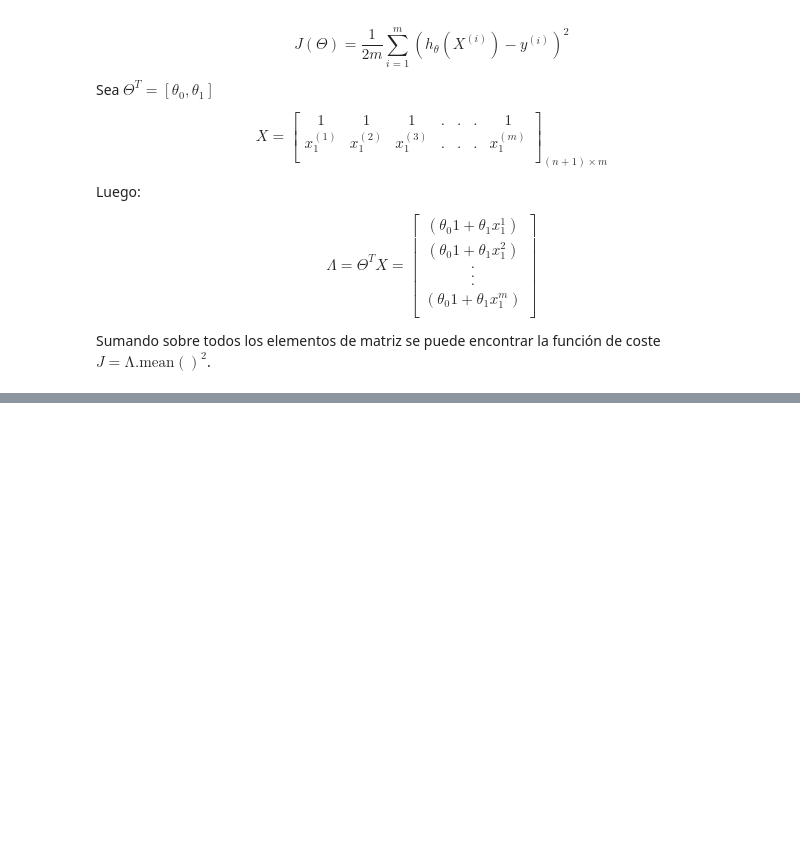
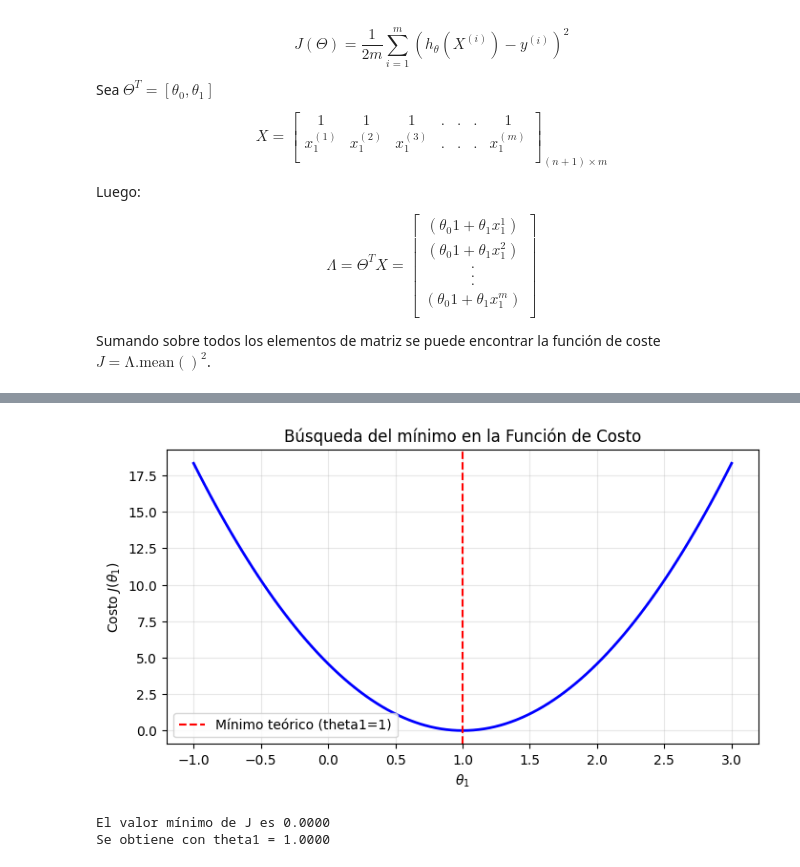
Before and after one commit to CienciaDatosUdea/002_EstudiantesAprendizajeEstadistico, a Jupyter notebook: semestre2025-2/Estudiantes/Sarmiento_8348/Labs/Laboratorio_02_reg_lin_grad_descV1.ipynb, the cells around one changed output, grey strips where cells are left out. Saved outputs shown, nothing was run; the diff lists cells and outputs as text; code cells hidden in the pictures; blank space fills up the shorter version.

```diff
--- a/semestre2025-2/Estudiantes/Sarmiento_8348/Labs/Laboratorio_02_reg_lin_grad_descV1.ipynb
+++ b/semestre2025-2/Estudiantes/Sarmiento_8348/Labs/Laboratorio_02_reg_lin_grad_descV1.ipynb
@@ -268,0 +196,8 @@ Sumando sobre todos los elementos de matriz se puede encontrar la función de co
+# %%
+# 1. Cargar los datos
+data = {
+    'Y': [0, 1, 2, 3, 4, 5],
+    'X_1': [0, 1, 2, 3, 4, 5]
+}
+df = pd.DataFrame(data)
+df
@@ -268,0 +212,44 @@ Sumando sobre todos los elementos de matriz se puede encontrar la función de co
+# %%
+# 2. Función de coste (MSE)
+def cost_function(X, y, theta):
+    m = len(y)
+    # h(x) = X * theta (asumiendo X ya incluye columna de unos si hay theta0)
+    predictions = X.dot(theta)
+    cost = (1 / (2 * m)) * np.sum(np.square(predictions - y))
+    return cost
+# %%
+# 3. Representación de la función de coste para theta0 = 0
+X = df[['X_1']].values
+y = df['Y'].values
+
+theta1_vals = np.linspace(-1, 3, 101)
+costs = [
+    cost_function(X, y, np.array([t1]))
+    for t1 in theta1_vals
+]
+
+# Gráfico
+plt.figure(figsize=(8, 4))
+plt.plot(theta1_vals, costs, color='blue', linewidth=2)
+plt.axvline(x=1, color='red', linestyle='--', label='Mínimo teórico (theta1=1)')
+plt.xlabel(r'$\theta_1$')
+plt.ylabel(r'Costo $J(\theta_1)$')
+plt.title('Búsqueda del mínimo en la Función de Costo')
+plt.legend()
+plt.grid(True, alpha=0.3)
+plt.show()
+# El mínimo está en theta1 = 1 (error 0 ya que Y = X_1)
+# %% [output]
+[figure, added]
+# %%
+# Determinar valor minimo de coste
+
+indice_minimo = np.argmin(costs)
+theta1_optimo = theta1_vals[indice_minimo]
+costo_minimo = costs[indice_minimo]
+
+print(f"El valor mínimo de J es {costo_minimo:.4f}")
+print(f"Se obtiene con theta1 = {theta1_optimo:.4f}")
+# %% [output]
+El valor mínimo de J es 0.0000
+Se obtiene con theta1 = 1.0000
```
Also changed, not shown: parts of 19 cells of this notebook.
